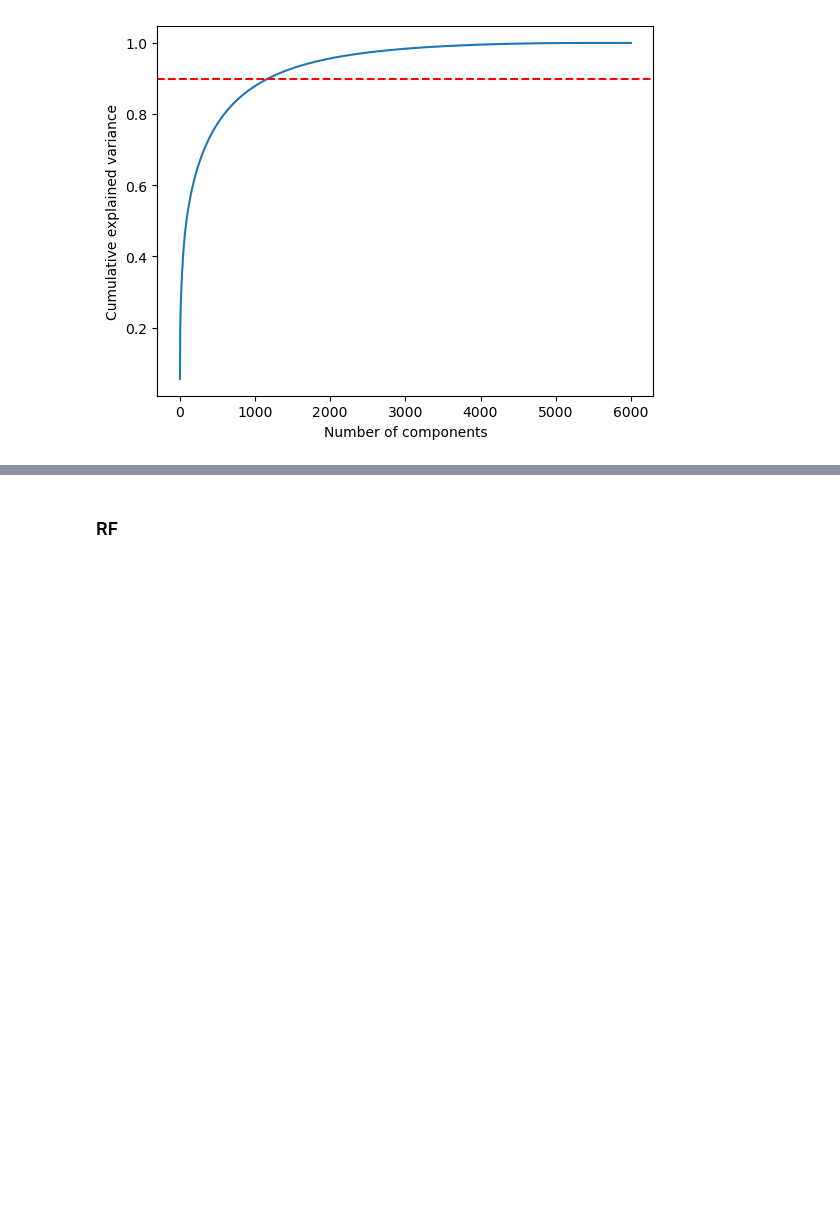
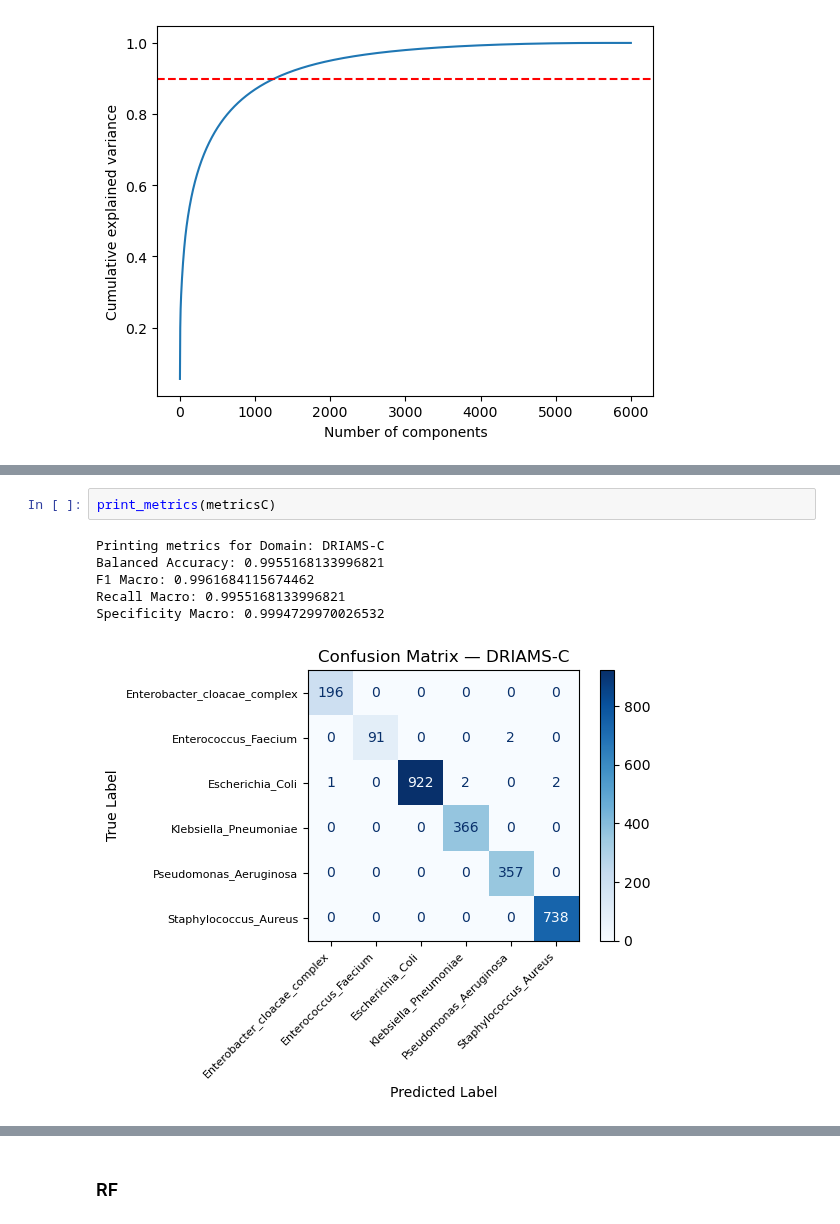
Before and after one commit to alexgaarciia/MALDIAlign, a Jupyter notebook: 02_models/baseline_classifier.ipynb, the cells around one changed output, grey strips where cells are left out. Saved outputs shown, nothing was run; the diff lists cells and outputs as text; blank space fills up the shorter version.

```diff
--- a/02_models/baseline_classifier.ipynb
+++ b/02_models/baseline_classifier.ipynb
@@ -237,0 +233,9 @@ results_lr.to_csv("results_lr.csv", index=False)
+# %%
+print_metrics(metricsC)
+# %% [output]
+Printing metrics for Domain: DRIAMS-C
+Balanced Accuracy: 0.9955168133996821
+F1 Macro: 0.9961684115674462
+Recall Macro: 0.9955168133996821
+Specificity Macro: 0.9994729970026532
+[figure, added]
```
Also changed, not shown: parts of 51 cells of this notebook, 3 other files.
